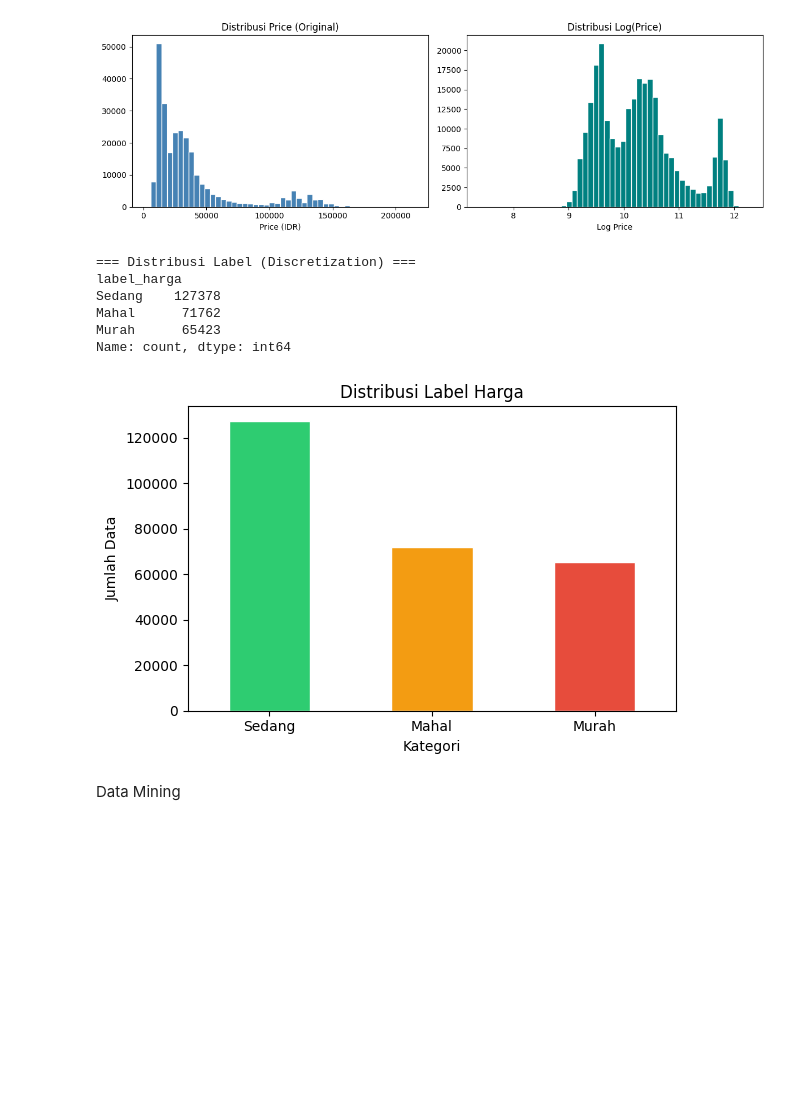
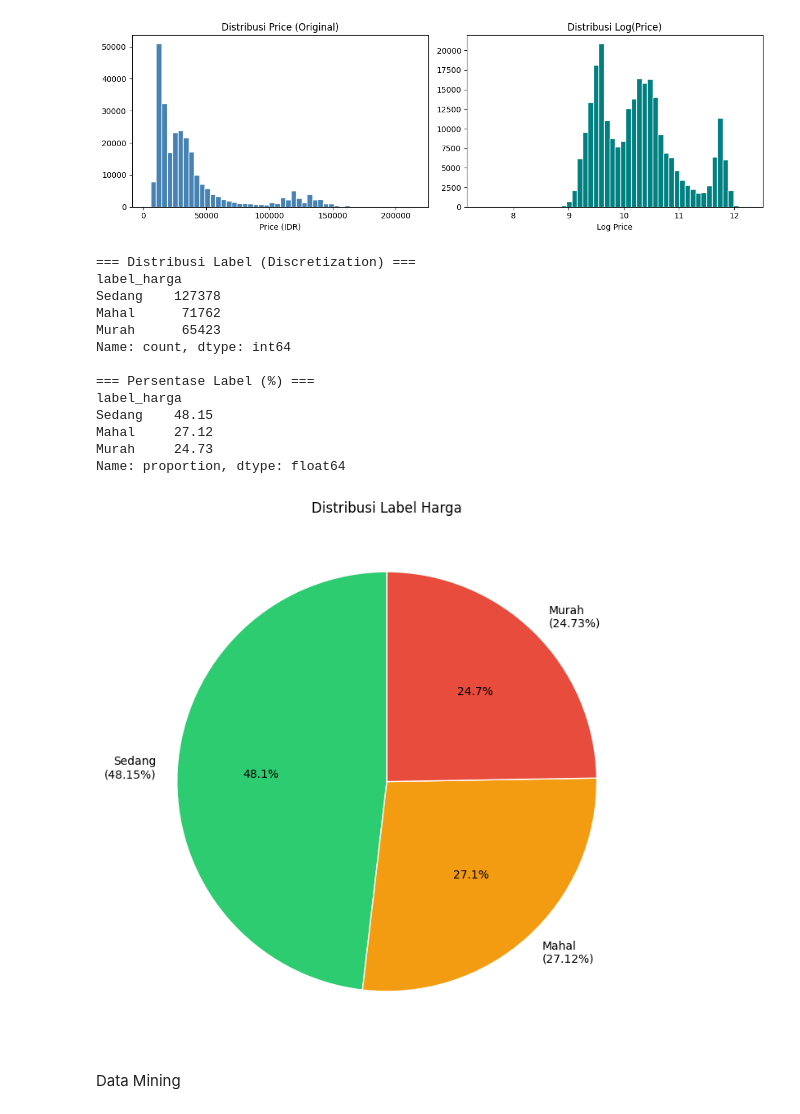
Before and after one commit to afllaabdi/tugas_data_mining, a Jupyter notebook: PenggalianData2.ipynb, the cells around one changed output. Saved outputs shown, nothing was run; the diff lists cells and outputs as text; code cells hidden in the pictures; blank space fills up the shorter version.

```diff
--- a/PenggalianData2.ipynb
+++ b/PenggalianData2.ipynb
@@ -469,27 +415,60 @@ plt.show()
 # %%
 # 4. DISCRETIZATION (sudah dilakukan saat labeling)
 # Menampilkan distribusi label sebagai konfirmasi
 # ─────────────────────────────────────────────
+
 print("\n=== Distribusi Label (Discretization) ===")
 print(df['label_harga'].value_counts())
 
+# Hitung jumlah & persentase
 label_counts = df['label_harga'].value_counts()
-plt.figure(figsize=(6, 4))
-label_counts.plot(kind='bar', color=['#2ecc71', '#f39c12', '#e74c3c'], edgecolor='white')
+
+label_percent = (
+    df['label_harga']
+    .value_counts(normalize=True) * 100
+).round(2)
+
+# Tampilkan persentase
+print("\n=== Persentase Label (%) ===")
+print(label_percent)
+
+# Pie Chart
+plt.figure(figsize=(7,7))
+
+plt.pie(
+    label_counts,
+    labels=[
+        f"{label}\n({persen:.2f}%)"
+        for label, persen in zip(
+            label_counts.index,
+            label_percent
+        )
+    ],
+    autopct='%1.1f%%',
+    startangle=90,
+    colors=['#2ecc71', '#f39c12', '#e74c3c'],
+    wedgeprops={'edgecolor':'white'}
+)
+
 plt.title('Distribusi Label Harga')
-plt.xlabel('Kategori')
-plt.ylabel('Jumlah Data')
-plt.xticks(rotation=0)
+
 plt.tight_layout()
 plt.show()
 # %% [output]
 === Distribusi Label (Discretization) ===
 label_harga
 Sedang    127378
 Mahal      71762
 Murah      65423
 Name: count, dtype: int64
+
+=== Persentase Label (%) ===
+label_harga
+Sedang    48.15
+Mahal     27.12
+Murah     24.73
+Name: proportion, dtype: float64
-[figure, old version]
+[figure, new version]
 # %% [markdown]
 Data Mining
 # %%
```
Also changed, not shown: parts of 11 cells of this notebook.
